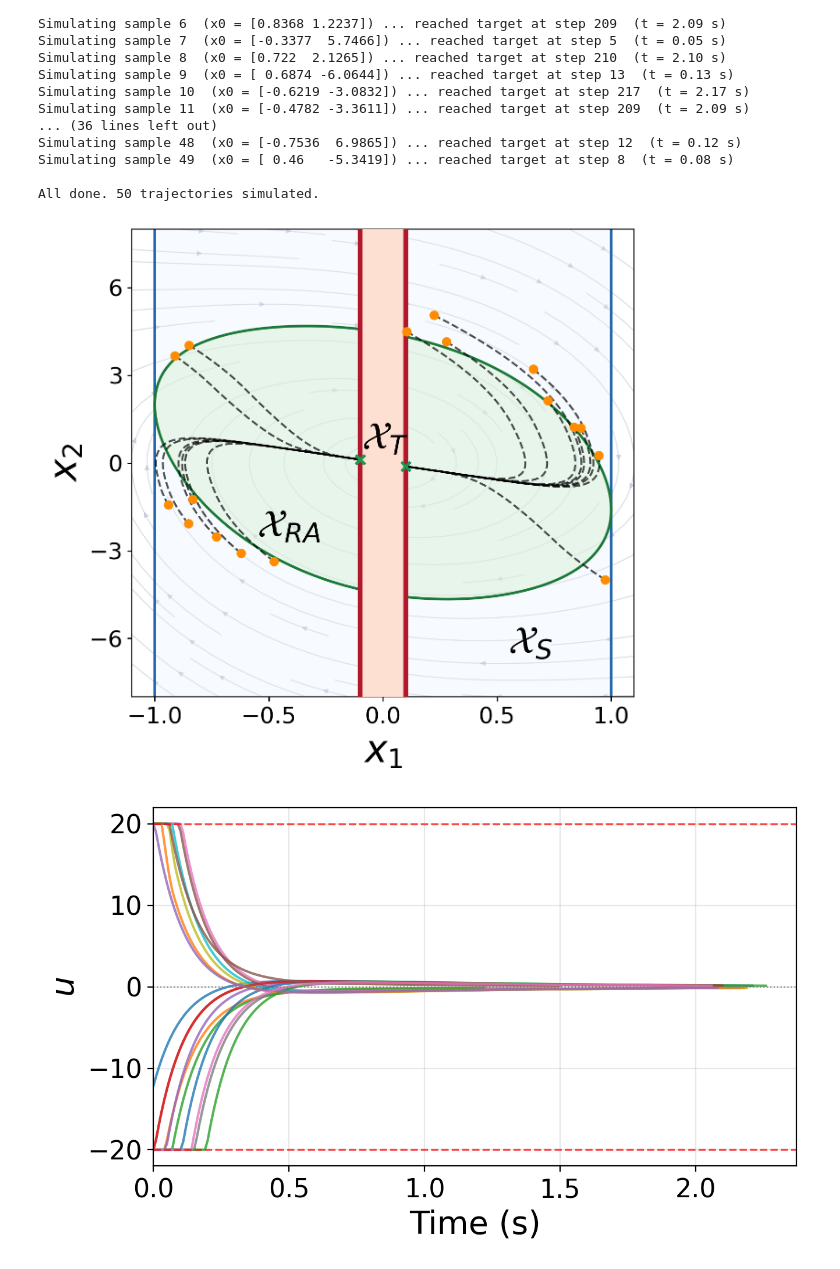
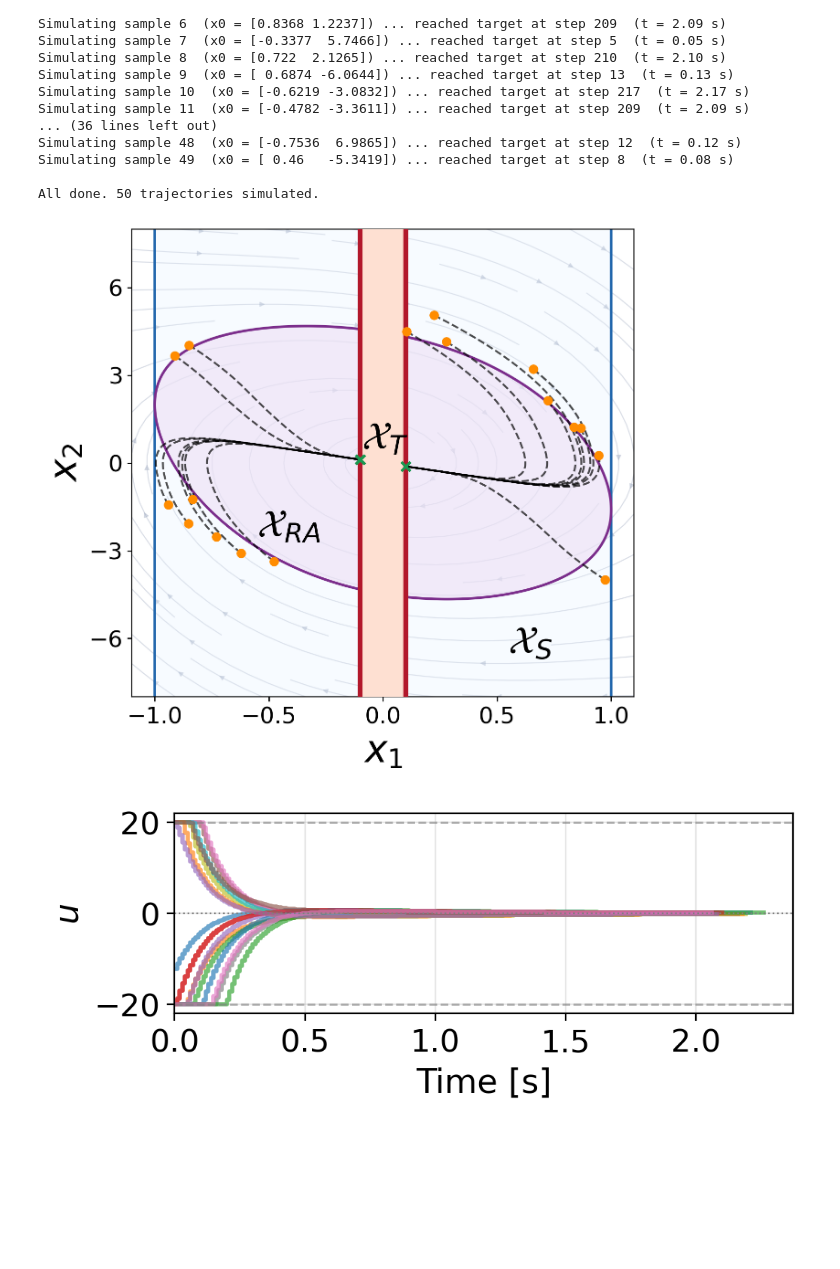
Before and after one commit to Aalto-Nonlinear-Systems-and-Control/reach_avoid_backstepping_MPC, a Jupyter notebook: example_01_mpc.ipynb, the cells around one changed output. Saved outputs shown, nothing was run; the diff lists cells and outputs as text; code cells hidden in the pictures; blank space fills up the shorter version.

```diff
--- a/example_01_mpc.ipynb
+++ b/example_01_mpc.ipynb
@@ -420,23 +420,23 @@ ax.streamplot(
     zorder=0,
 )
 
-# ── Safe set ─────────────────────────────────────────────────────────────────
+# ── Safe set  (cool blue) ─────────────────────────────────────────────────────
 ax.contourf(
     X1g, X2g, Z_psi, levels=[0, np.inf], colors=["#e6f2ff"], alpha=0.3, zorder=1
 )
 ax.contour(X1g, X2g, Z_psi, levels=[0], colors=["#2166ac"], linewidths=2, zorder=2)
 
-# ── Target set ───────────────────────────────────────────────────────────────
+# ── Target set  (warm red) ────────────────────────────────────────────────────
 ax.contourf(
     X1g, X2g, Z_phi, levels=[-np.inf, 0], colors=["#fee0d2"], alpha=1, zorder=100
 )
 ax.contour(X1g, X2g, Z_phi, levels=[0], colors=["#b2182b"], linewidths=4, zorder=101)
 
-# ── Certificate superlevel set ───────────────────────────────────────────────
+# ── Certificate superlevel set  (soft purple) ─────────────────────────────────
 ax.contourf(
-    X1g, X2g, Z_cert, levels=[0, np.inf], colors=["#d9f0d9"], alpha=0.5, zorder=50
+    X1g, X2g, Z_cert, levels=[0, np.inf], colors=["#ede0f5"], alpha=0.6, zorder=50
 )
-ax.contour(X1g, X2g, Z_cert, levels=[0], colors=["#1b7837"], linewidths=2, zorder=51)
+ax.contour(X1g, X2g, Z_cert, levels=[0], colors=["#7b2d8b"], linewidths=2, zorder=51)
 
 # ── MPC trajectories ─────────────────────────────────────────────────────────
 for this_traj in traj_x_mpc:
@@ -482,41 +482,35 @@ ax.yaxis.set_tick_params(labelsize=18, width=1)
 ax.yaxis.set_major_locator(plt.MaxNLocator(nbins=6))
 ax.set_xlabel("$x_1$", fontsize=this_fontsize)
 ax.set_ylabel("$x_2$", fontsize=this_fontsize)
-# ax.set_title("MPC with Certificate-based Terminal Set", fontsize=16)
 plt.show()
 # %% [output]
-[figure, old version]
+[figure, new version]
 # %%
-# ── Control input signals along MPC trajectories ────────────────────────────
-px = 1 / plt.rcParams["figure.dpi"]
-fig, ax = plt.subplots(figsize=(650 * px, 380 * px), layout="constrained")
+# ── Control input signals along MPC trajectories ─────────────────────────────
+px_fig = 1 / plt.rcParams["figure.dpi"]
+fig, ax = plt.subplots(figsize=(500 * px_fig, 200 * px_fig), layout="constrained")
 fig.set_dpi(200)
 
-for i, (this_traj, this_u) in enumerate(zip(traj_x_mpc, traj_u_mpc)):
+for this_traj, this_u in zip(traj_x_mpc, traj_u_mpc):
     if len(this_u) == 0:
         continue
     t_vals = np.arange(len(this_u)) * dt
-    ax.plot(t_vals, this_u, linewidth=1.5, alpha=0.8)
+    ax.step(t_vals, this_u, lw=2, alpha=0.65, where="post")
 
 ax.axhline(
-    u_max,
-    color="red",
-    linewidth=1.2,
-    linestyle="--",
-    alpha=0.7,
-    # label=f"$u_{{\\max}} = {u_max}$",
+    u_max, color="gray", lw=1.0, ls="--", alpha=0.6, label=f"bound \u00b1{u_max}"
 )
-ax.axhline(-u_max, color="red", linewidth=1.2, linestyle="--", alpha=0.7)
-ax.axhline(0, color="gray", linewidth=0.8, linestyle=":")
+ax.axhline(-u_max, color="gray", lw=1.0, ls="--", alpha=0.6)
+ax.axhline(0, color="gray", lw=0.8, ls=":")
 
-ax.xaxis.set_tick_params(labelsize=16)
-ax.yaxis.set_tick_params(labelsize=16)
-ax.set_xlabel("Time (s)", fontsize=20)
+fs = 20
+ax.set_xlabel("Time [s]", fontsize=fs - 4)
+ax.set_ylabel("$u$", fontsize=fs - 4)
+ax.xaxis.set_tick_params(labelsize=15)
+ax.yaxis.set_tick_params(labelsize=15)
 ax.set_xlim(0, None)
-ax.set_ylabel("$u$", fontsize=20)
-# ax.set_title("MPC Control Input Along Trajectories", fontsize=16)
-# ax.legend(fontsize=14)
-plt.grid(True, alpha=0.3)
+# ax.legend(fontsize=14, loc="upper right")
+ax.grid(True, alpha=0.3)
 plt.show()
 # %% [output]
-[figure, old version]
+[figure, new version]
```
